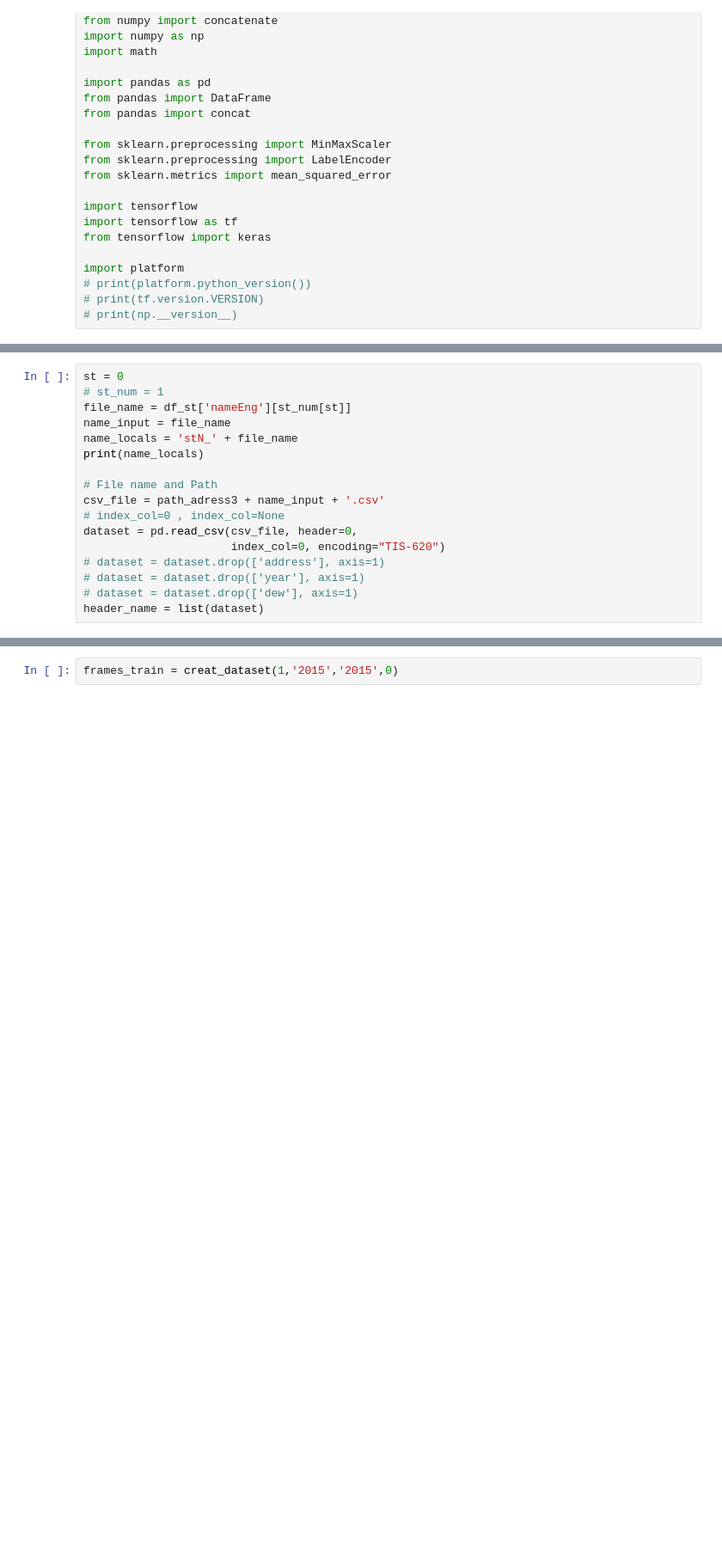
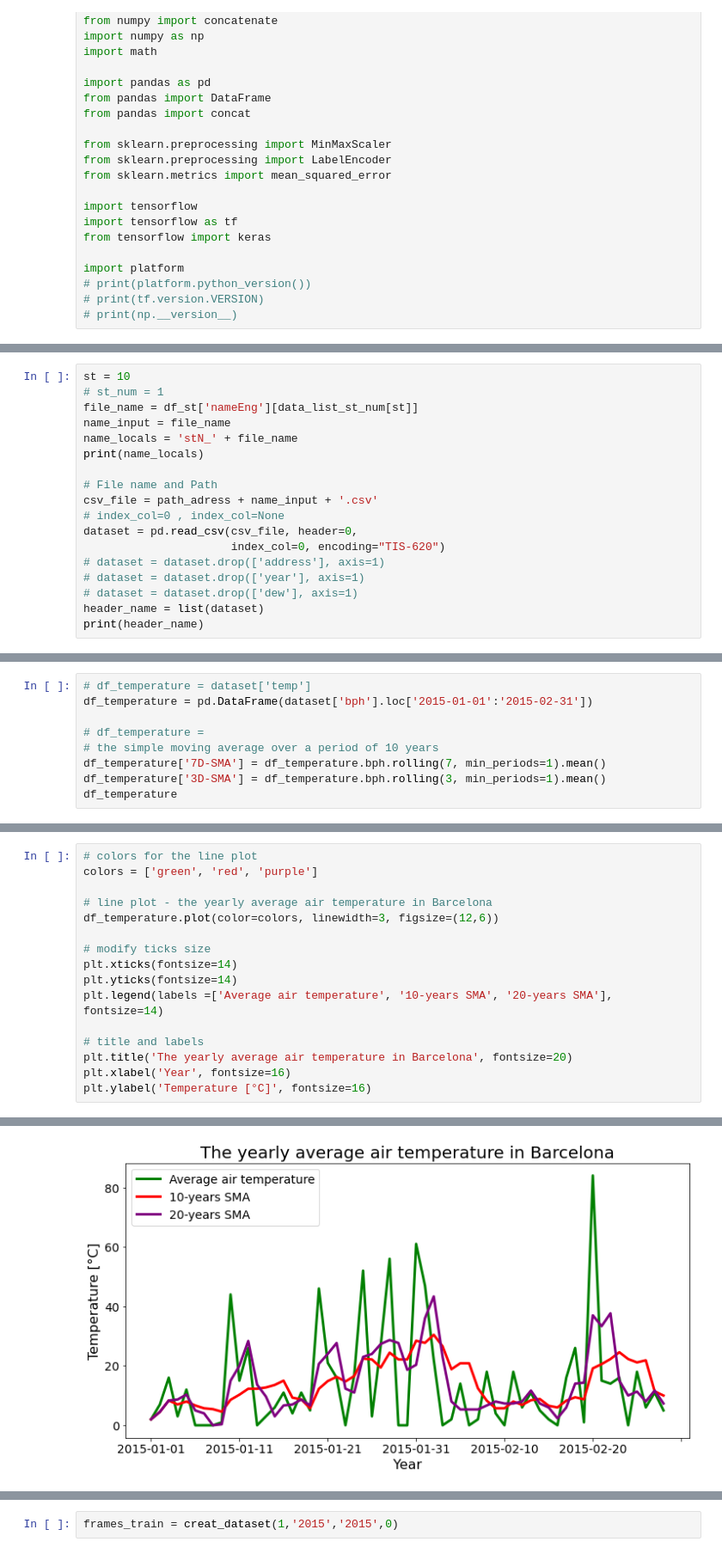
Before and after one commit to D6200763-SUT/SUT_Rice_Project_2021, a Jupyter notebook: Creat_data__Preparation_Mode.ipynb, the cells around one changed output, grey strips where cells are left out. Shown at 86% size. Cells and saved outputs as stored; diff of their text form; blank space fills up the shorter version.

```diff
--- a/Creat_data__Preparation_Mode.ipynb
+++ b/Creat_data__Preparation_Mode.ipynb
@@ -59,13 +58,13 @@ All low RiceCenter 34 station
 # %%
-st = 0
+st = 10
 # st_num = 1
-file_name = df_st['nameEng'][st_num[st]]
+file_name = df_st['nameEng'][data_list_st_num[st]]
 name_input = file_name
 name_locals = 'stN_' + file_name
 print(name_locals)
 
 # File name and Path
-csv_file = path_adress3 + name_input + '.csv'
+csv_file = path_adress + name_input + '.csv'
 # index_col=0 , index_col=None
 dataset = pd.read_csv(csv_file, header=0,
                       index_col=0, encoding="TIS-620")
@@ -73,4 +72,5 @@ dataset = pd.read_csv(csv_file, header=0,
 # dataset = dataset.drop(['year'], axis=1)
 # dataset = dataset.drop(['dew'], axis=1)
 header_name = list(dataset)
+print(header_name)
 # %% [output]
@@ -77,0 +79,9 @@ stN_Chai Nat Rice research Center
+# %%
+# df_temperature = dataset['temp']
+df_temperature = pd.DataFrame(dataset['bph'].loc['2015-01-01':'2015-02-31'])
+
+# df_temperature =
+# the simple moving average over a period of 10 years
+df_temperature['7D-SMA'] = df_temperature.bph.rolling(7, min_periods=1).mean()
+df_temperature['3D-SMA'] = df_temperature.bph.rolling(3, min_periods=1).mean()
+df_temperature
@@ -77,0 +107,17 @@ stN_Chai Nat Rice research Center
+# %%
+# colors for the line plot
+colors = ['green', 'red', 'purple']
+
+# line plot - the yearly average air temperature in Barcelona
+df_temperature.plot(color=colors, linewidth=3, figsize=(12,6))
+
+# modify ticks size
+plt.xticks(fontsize=14)
+plt.yticks(fontsize=14)
+plt.legend(labels =['Average air temperature', '10-years SMA', '20-years SMA'], fontsize=14)
+
+# title and labels
+plt.title('The yearly average air temperature in Barcelona', fontsize=20)
+plt.xlabel('Year', fontsize=16)
+plt.ylabel('Temperature [°C]', fontsize=16)
+# %% [output]
@@ -78,3 +125,4 @@ stN_Chai Nat Rice research Center
+[figure, added]
 # %%
 def creat_dataset(st_BPH=0, y_1='2015', y_2='2019', mode=1):
     for i in range(len(st_num)):
```
Also changed, not shown: parts of 5 cells of this notebook, 1 other file.
